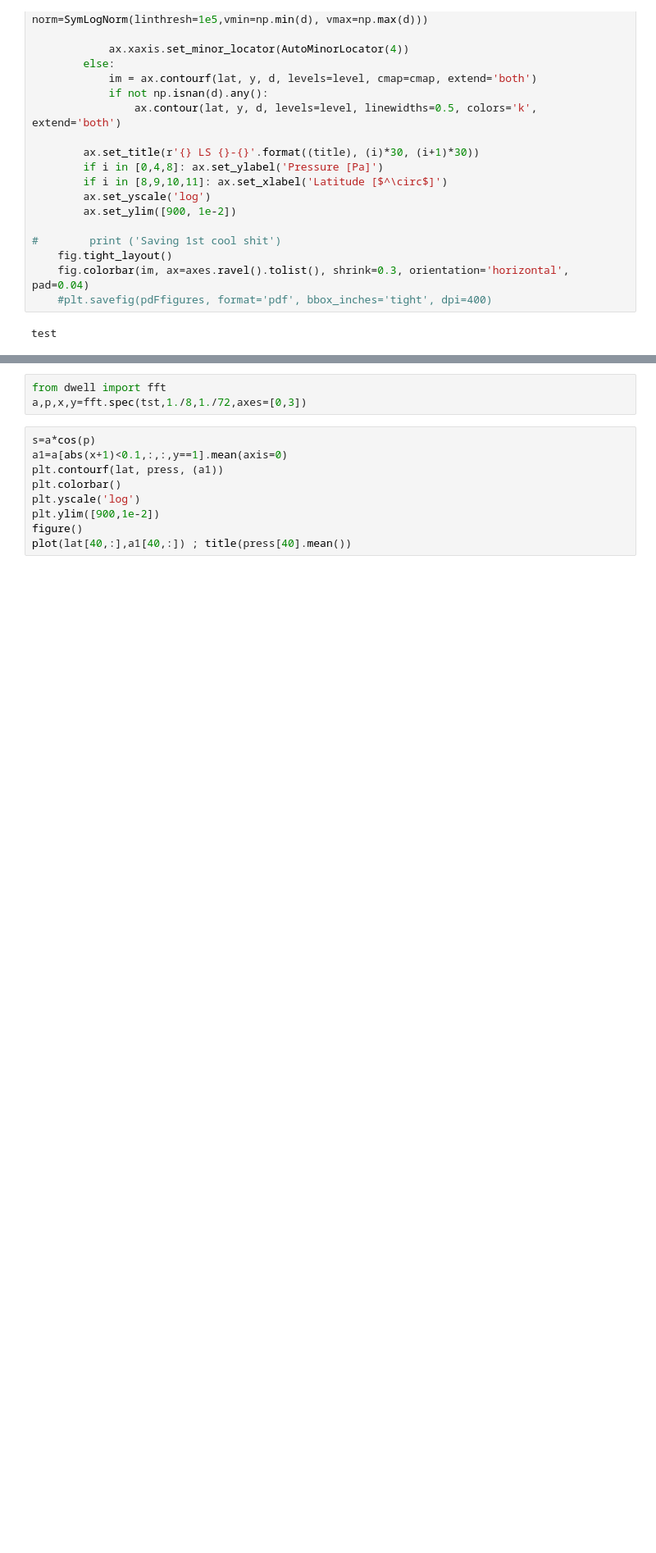
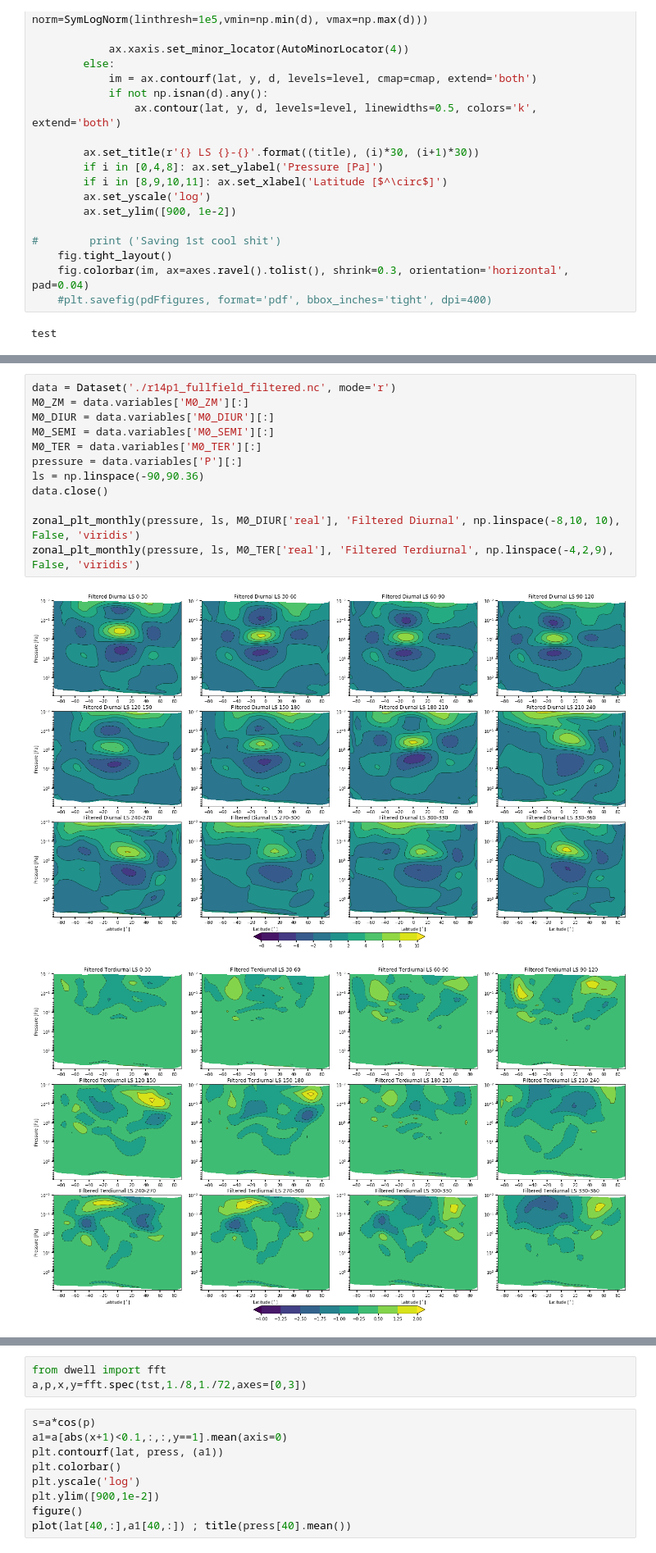
Before and after one commit to sokvisal/marswrf, a Jupyter notebook: fullfield_temperature_filtered.ipynb, the cells around one changed output, grey strips where cells are left out. Shown at 82% size. Saved outputs shown, nothing was run; the diff lists cells and outputs as text; blank space fills up the shorter version.

```diff
--- a/fullfield_temperature_filtered.ipynb
+++ b/fullfield_temperature_filtered.ipynb
@@ -159,0 +221,15 @@ zonal_plt_monthly(pressure, ls, filtered_array, 'Filtered', np.linspace(-10,12,
+# %%
+data = Dataset('./r14p1_fullfield_filtered.nc', mode='r')
+M0_ZM = data.variables['M0_ZM'][:]
+M0_DIUR = data.variables['M0_DIUR'][:]
+M0_SEMI = data.variables['M0_SEMI'][:]
+M0_TER = data.variables['M0_TER'][:]
+pressure = data.variables['P'][:]
+ls = np.linspace(-90,90.36)
+data.close()
+
+zonal_plt_monthly(pressure, ls, M0_DIUR['real'], 'Filtered Diurnal', np.linspace(-8,10, 10), False, 'viridis')
+zonal_plt_monthly(pressure, ls, M0_TER['real'], 'Filtered Terdiurnal', np.linspace(-4,2,9), False, 'viridis')
+# %% [output]
+[figure, added]
+[figure, added]
```
Also changed, not shown: parts of 11 cells of this notebook.
